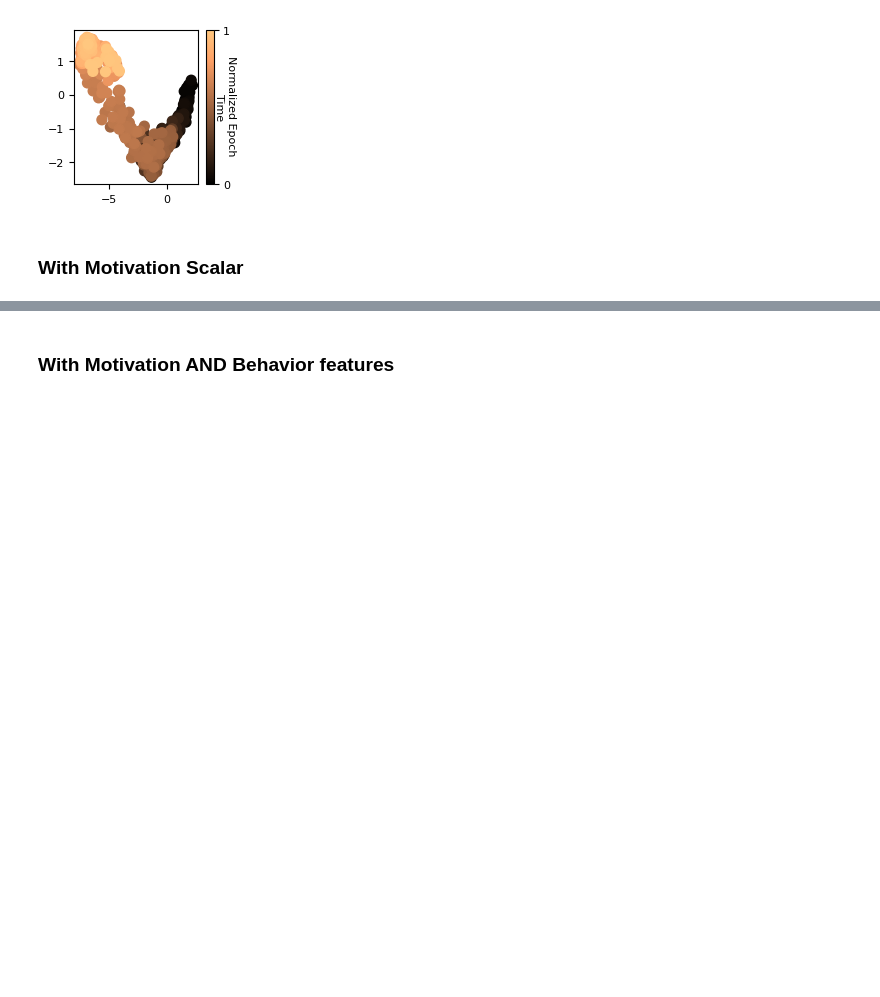
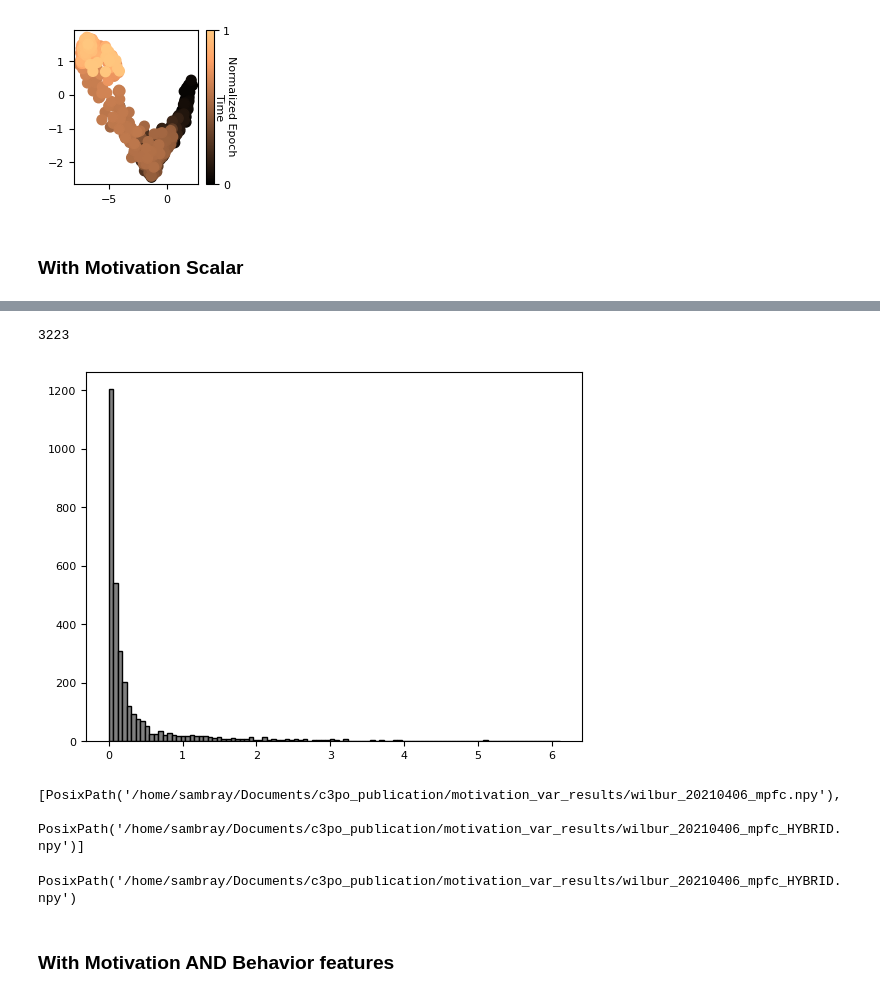
Before and after one commit to samuelbray32/c3po_publication, a Jupyter notebook: Fig5+6/rat_mpfc_motivation.ipynb, the cells around one changed output, grey strips where cells are left out. Saved outputs shown, nothing was run; the diff lists cells and outputs as text; code cells hidden in the pictures; blank space fills up the shorter version.

```diff
--- a/Fig5+6/rat_mpfc_motivation.ipynb
+++ b/Fig5+6/rat_mpfc_motivation.ipynb
@@ -639,3 +634,30 @@ plt.tight_layout(rect=[0, 0, 0.88, 0.94])
+# %%
+masked_var_samples = []
+
+for i_epoch, (start, stop) in enumerate(run_epochs):
+    # Create temporal mask for the current interval
+    epoch_mask = (sub_time >= start +60) & (sub_time <= stop)
+    masked_var_samples.extend(sub_c_mot_angle_var[epoch_mask])
+
+plt.hist(masked_var_samples, bins=100, color='gray', edgecolor='black')
+print(len(masked_var_samples))
+
+results_dir = Path("/home/sambray/Documents/c3po_publication/motivation_var_results")
+results_dir.mkdir(parents=True, exist_ok=True)
+results_path = results_dir / f"{subject}_{date}_{marks_group_name}.npy"
+np.save(results_path, masked_var_samples)
+# %% [output]
+3223
+[figure, added]
+# %%
+list(results_path.parent.glob("*.npy"))
+# %% [output]
+[PosixPath('/home/sambray/Documents/c3po_publication/motivation_var_results/wilbur_20210406_mpfc.npy'),
+ PosixPath('/home/sambray/Documents/c3po_publication/motivation_var_results/wilbur_20210406_mpfc_HYBRID.npy')]
+# %%
+results_path
+# %% [output]
+PosixPath('/home/sambray/Documents/c3po_publication/motivation_var_results/wilbur_20210406_mpfc_HYBRID.npy')
 # %% [markdown]
 ### With Motivation AND Behavior features
 # %%
```
Also changed, not shown: parts of 10 cells of this notebook, 13 other files.
